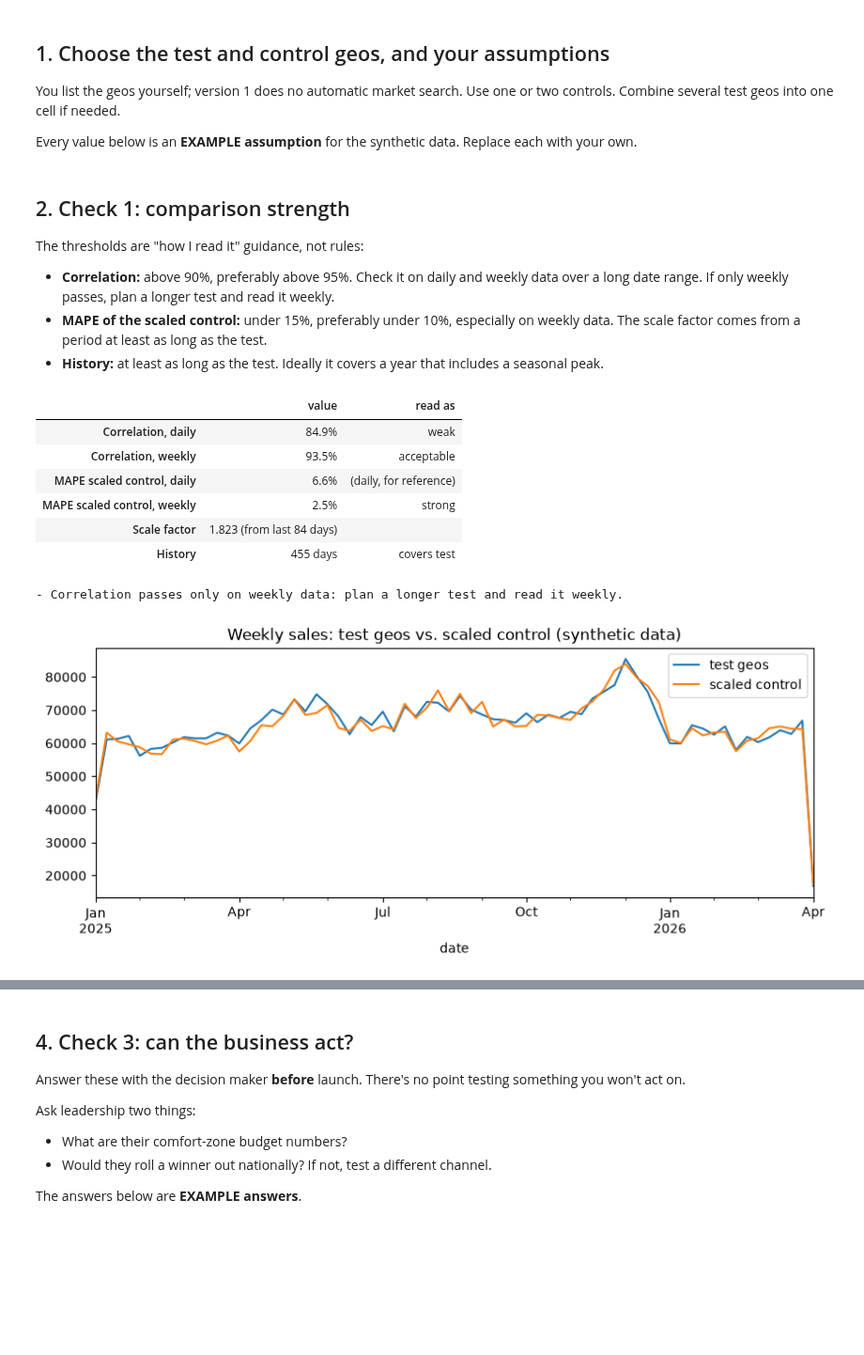
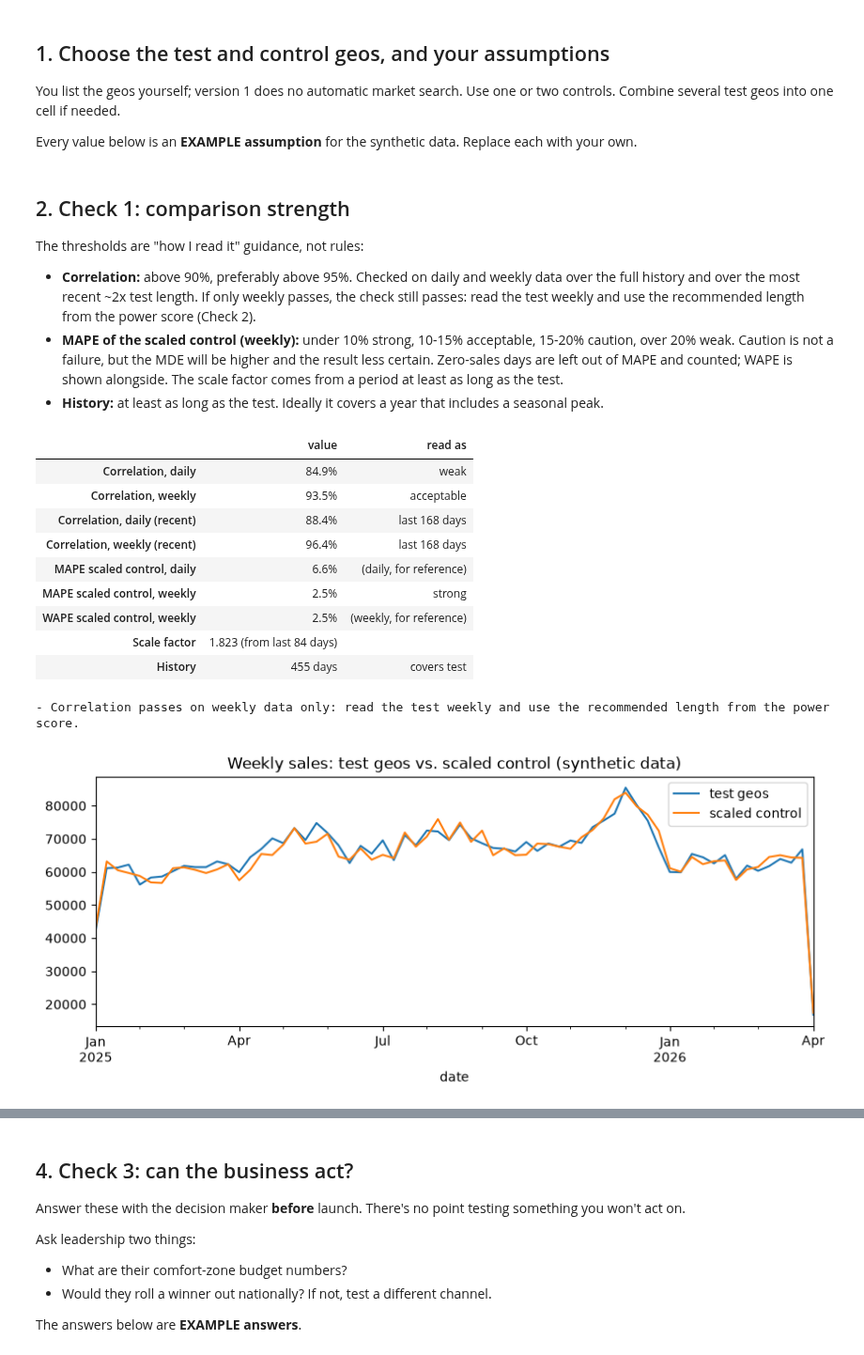
Before and after one commit to brinker-analytics/geo-test-pretest-checks, a Jupyter notebook: notebooks/pretest_checks.ipynb, the cells around one changed output, grey strips where cells are left out. Shown at 94% size. Cells and saved outputs as stored; diff of their text form; code cells hidden in the pictures; blank space fills up the shorter version.

```diff
--- a/notebooks/pretest_checks.ipynb
+++ b/notebooks/pretest_checks.ipynb
@@ -25,11 +25,13 @@ sys.path.insert(0, str(ROOT))
 import pandas as pd
 import matplotlib.pyplot as plt
 from geo_pretest import (load_ga4_csv, to_wide, comparison_strength, dry_run, required_spend,
-                         DecisionChecklist, evaluate_checklist, verdict, Z_ONE_SIDED_90_CONF_80_POWER)
+                         DecisionChecklist, evaluate_checklist, verdict, power, Z_ONE_SIDED_90_CONF_80_POWER)
 
 DATA_PATH = ROOT / "data" / "synthetic_ga4_sales_by_dma.csv"   # SYNTHETIC sample; replace with your export
-sales = load_ga4_csv(DATA_PATH, date_col="Date", geo_col="DMA", sales_col="Purchase revenue")
-wide = to_wide(sales)
+sales = load_ga4_csv(DATA_PATH)          # columns auto-detected; pass date_col/geo_col/sales_col to override
+wide = to_wide(sales)                    # missing days stay NaN; to_wide(sales, fill_missing="zero") only if you mean it
+print("Load report:", sales.attrs["load_report"])
+print("Days missing per geo:", wide.attrs["gaps"] or "none")
 print(f"{wide.shape[1]} geos, {len(wide)} days: {wide.index.min().date()} to {wide.index.max().date()}")
 wide.tail(3).round(0)
 # %% [output]
@@ -61,34 +66,42 @@ COMFORT_BUDGET     = 25_000   # EXAMPLE leadership's comfort-zone budget for the
 
 The thresholds are "how I read it" guidance, not rules:
 
-- **Correlation:** above 90%, preferably above 95%. Check it on daily and weekly data over a long date range. If only weekly passes, plan a longer test and read it weekly.
-- **MAPE of the scaled control:** under 15%, preferably under 10%, especially on weekly data. The scale factor comes from a period at least as long as the test.
+- **Correlation:** above 90%, preferably above 95%. Checked on daily and weekly data over the full history and over the most recent ~2x test length. If only weekly passes, the check still passes: read the test weekly and use the recommended length from the power score (Check 2).
+- **MAPE of the scaled control (weekly):** under 10% strong, 10-15% acceptable, 15-20% caution, over 20% weak. Caution is not a failure, but the MDE will be higher and the result less certain. Zero-sales days are left out of MAPE and counted; WAPE is shown alongside. The scale factor comes from a period at least as long as the test.
 - **History:** at least as long as the test. Ideally it covers a year that includes a seasonal peak.
 # %%
 comp = comparison_strength(wide, TEST_GEOS, CONTROL_GEOS, TEST_DAYS)
 pd.DataFrame({
-    "value": [f"{comp.corr_daily:.1%}", f"{comp.corr_weekly:.1%}", f"{comp.mape_daily:.1%}", f"{comp.mape_weekly:.1%}",
+    "value": [f"{comp.corr_daily:.1%}", f"{comp.corr_weekly:.1%}",
+              f"{comp.corr_daily_recent:.1%}", f"{comp.corr_weekly_recent:.1%}",
+              f"{comp.mape_daily:.1%}", f"{comp.mape_weekly:.1%}", f"{comp.wape_weekly:.1%}",
               f"{comp.scale_factor:.3f} (from last {comp.scale_days} days)", f"{comp.history_days} days"],
-    "read as": [comp.corr_daily_band, comp.corr_weekly_band, "(daily, for reference)", comp.mape_weekly_band,
+    "read as": [comp.corr_daily_band, comp.corr_weekly_band, f"last {comp.recent_days} days", f"last {comp.recent_days} days",
+                "(daily, for reference)", comp.mape_weekly_band, "(weekly, for reference)",
                 "", "covers test" if comp.history_covers_test else "SHORTER THAN TEST"],
-}, index=["Correlation, daily", "Correlation, weekly", "MAPE scaled control, daily", "MAPE scaled control, weekly",
+}, index=["Correlation, daily", "Correlation, weekly", "Correlation, daily (recent)", "Correlation, weekly (recent)",
+          "MAPE scaled control, daily", "MAPE scaled control, weekly", "WAPE scaled control, weekly",
           "Scale factor", "History"])
 # %% [output]
 |  | value | read as |
 | Correlation, daily | 84.9% | weak |
 | Correlation, weekly | 93.5% | acceptable |
+| Correlation, daily (recent) | 88.4% | last 168 days |
+| Correlation, weekly (recent) | 96.4% | last 168 days |
 | MAPE scaled control, daily | 6.6% | (daily, for reference) |
 | MAPE scaled control, weekly | 2.5% | strong |
+| WAPE scaled control, weekly | 2.5% | (weekly, for reference) |
 | Scale factor | 1.823 (from last 84 days) |  |
 | History | 455 days | covers test |
 # %%
 for n in comp.notes: print("-", n)
-treat, ctrl = wide[TEST_GEOS].sum(axis=1), wide[CONTROL_GEOS].sum(axis=1) * comp.scale_factor
+treat = wide[TEST_GEOS].sum(axis=1, min_count=len(TEST_GEOS))
+ctrl = wide[CONTROL_GEOS].sum(axis=1, min_count=len(CONTROL_GEOS)) * comp.scale_factor
 ax = treat.resample("W-SUN").sum().plot(figsize=(10, 3.5), label="test geos")
 (ctrl.resample("W-SUN").sum()).plot(ax=ax, label="scaled control")
 ax.set_title("Weekly sales: test geos vs. scaled control (synthetic data)"); ax.legend(); plt.show()
 # %% [output]
-- Correlation passes only on weekly data: plan a longer test and read it weekly.
+- Correlation passes on weekly data only: read the test weekly and use the recommended length from the power score.
 [figure]
 # %% [markdown]
 ### Short-form dry run (out of sample)
```
Also changed, not shown: parts of 10 cells of this notebook, 2 other files.
